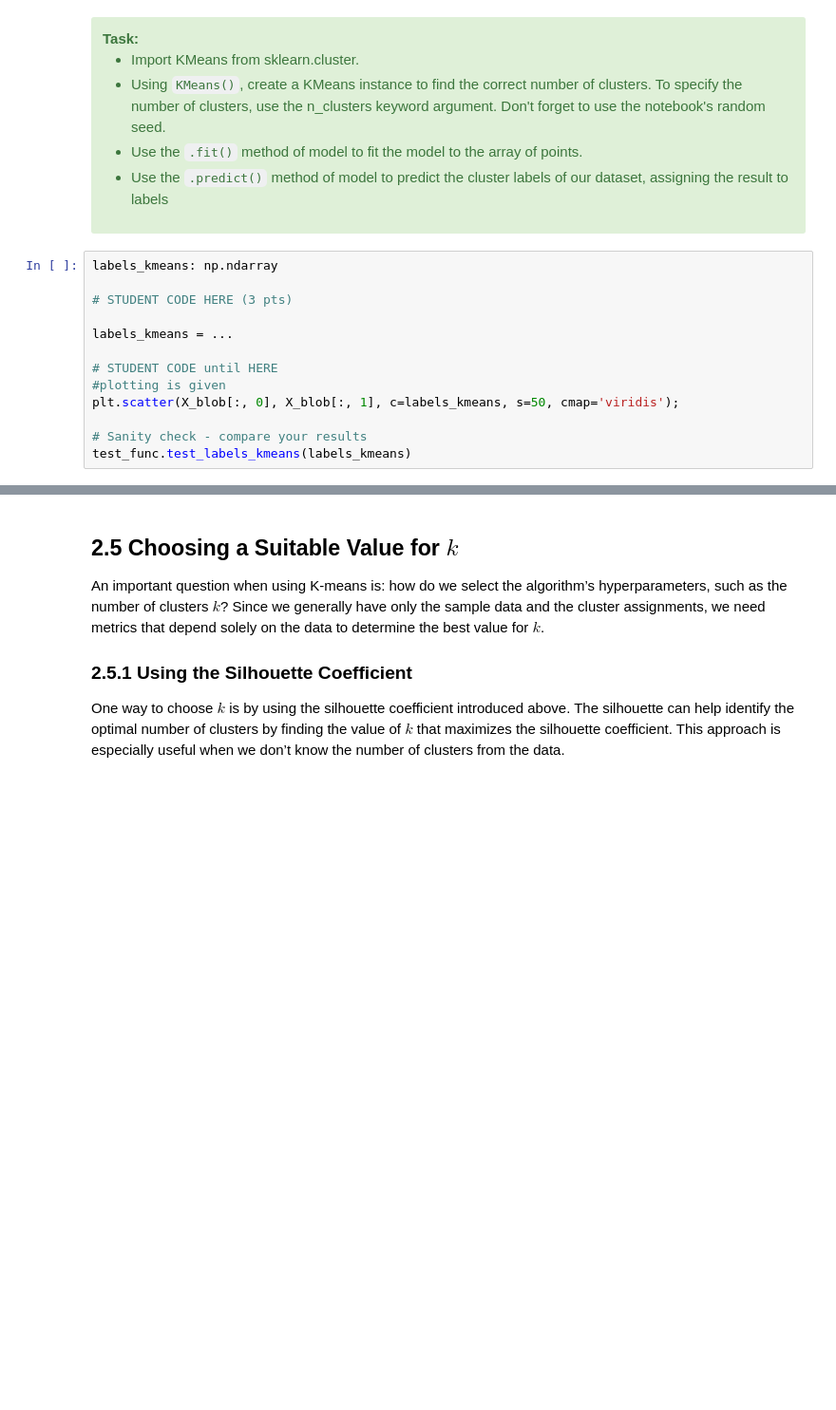
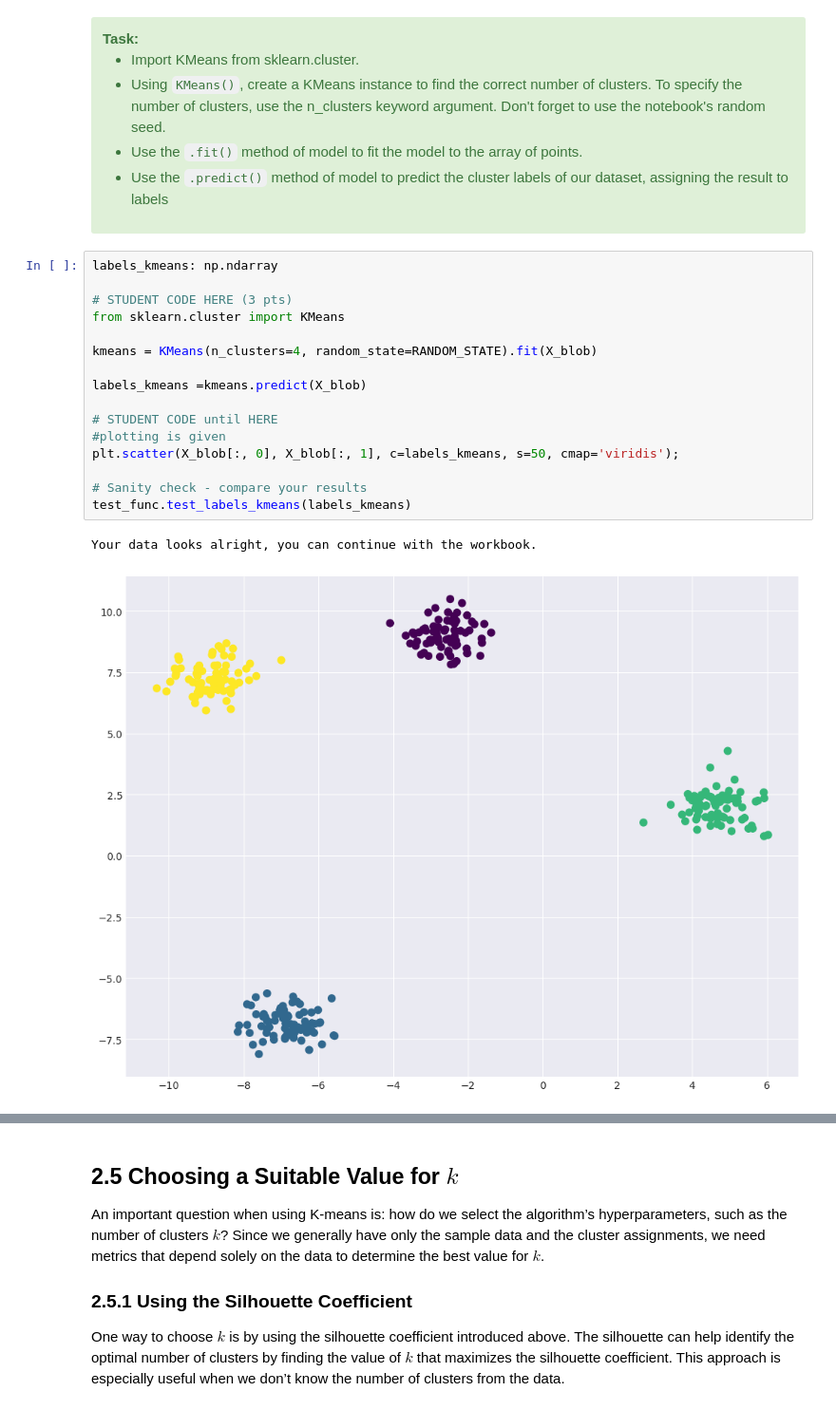
Before and after one commit to anton-seifert/LAMA, a Jupyter notebook: task-3-unsupervised-learning/2_clustering.ipynb, the cells around one changed output, grey strips where cells are left out. Shown at 95% size. Saved outputs shown, nothing was run; the diff lists cells and outputs as text; blank space fills up the shorter version.

```diff
--- a/task-3-unsupervised-learning/2_clustering.ipynb
+++ b/task-3-unsupervised-learning/2_clustering.ipynb
@@ -305,16 +326,22 @@ Now we start to reproduce the results from above with scikit-learn. We we will e
 # %%
 labels_kmeans: np.ndarray
 
 # STUDENT CODE HERE (3 pts)
+from sklearn.cluster import KMeans
 
-labels_kmeans = ...
+kmeans = KMeans(n_clusters=4, random_state=RANDOM_STATE).fit(X_blob)
+
+labels_kmeans =kmeans.predict(X_blob)
 
 # STUDENT CODE until HERE
 #plotting is given
 plt.scatter(X_blob[:, 0], X_blob[:, 1], c=labels_kmeans, s=50, cmap='viridis');
 
 # Sanity check - compare your results
 test_func.test_labels_kmeans(labels_kmeans)
+# %% [output]
+Your data looks alright, you can continue with the workbook.
+[figure, added]
 # %% [markdown]
 <div class="alert alert-block alert-success">
 <b>Question (1 pt):</b> What do you observe? What difference can you see, if you compare the results of our own implementation and the scikit-learn solution?
```
Also changed, not shown: parts of 14 cells of this notebook.
